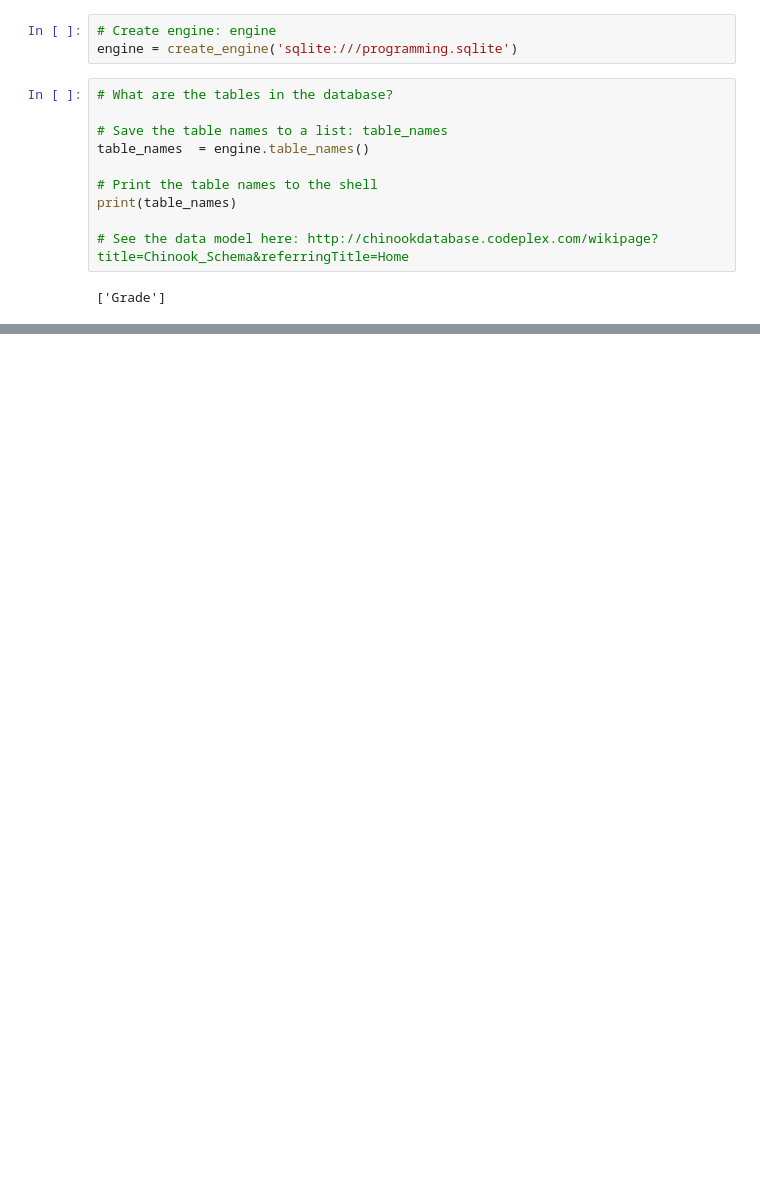
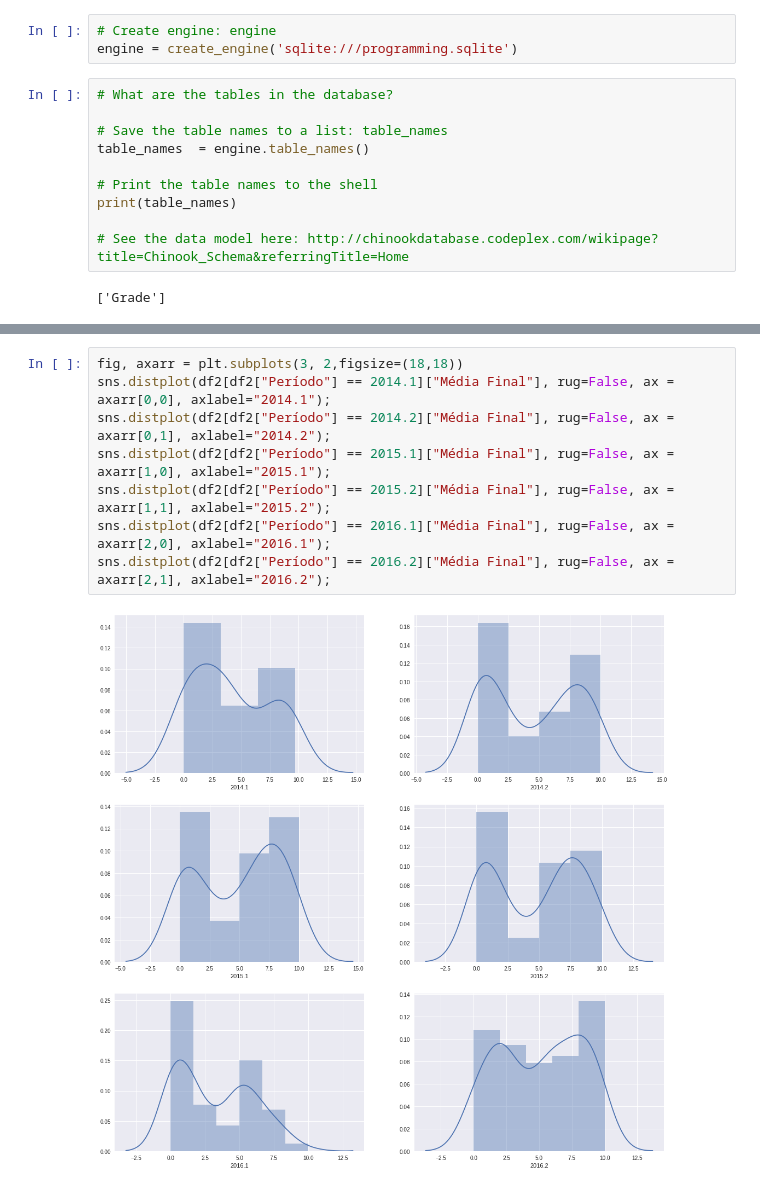
Before and after one commit to raivitor/Disc-Big-Data, a Jupyter notebook: Trabalho_Unidade_3/Atv_1/Programming_disciplines.ipynb, the cells around one changed output, grey strips where cells are left out. Cells and saved outputs as stored; diff of their text form; blank space fills up the shorter version.

```diff
--- a/Trabalho_Unidade_3/Atv_1/Programming_disciplines.ipynb
+++ b/Trabalho_Unidade_3/Atv_1/Programming_disciplines.ipynb
@@ -132,0 +188,10 @@ KeyError: 'Unidade II'
+# %%
+fig, axarr = plt.subplots(3, 2,figsize=(18,18))
+sns.distplot(df2[df2["Período"] == 2014.1]["Média Final"], rug=False, ax = axarr[0,0], axlabel="2014.1");
+sns.distplot(df2[df2["Período"] == 2014.2]["Média Final"], rug=False, ax = axarr[0,1], axlabel="2014.2");
+sns.distplot(df2[df2["Período"] == 2015.1]["Média Final"], rug=False, ax = axarr[1,0], axlabel="2015.1");
+sns.distplot(df2[df2["Período"] == 2015.2]["Média Final"], rug=False, ax = axarr[1,1], axlabel="2015.2");
+sns.distplot(df2[df2["Período"] == 2016.1]["Média Final"], rug=False, ax = axarr[2,0], axlabel="2016.1");
+sns.distplot(df2[df2["Período"] == 2016.2]["Média Final"], rug=False, ax = axarr[2,1], axlabel="2016.2");
+# %% [output]
+[figure, added]
```
Also changed, not shown: parts of 23 cells of this notebook, 3 other files.
